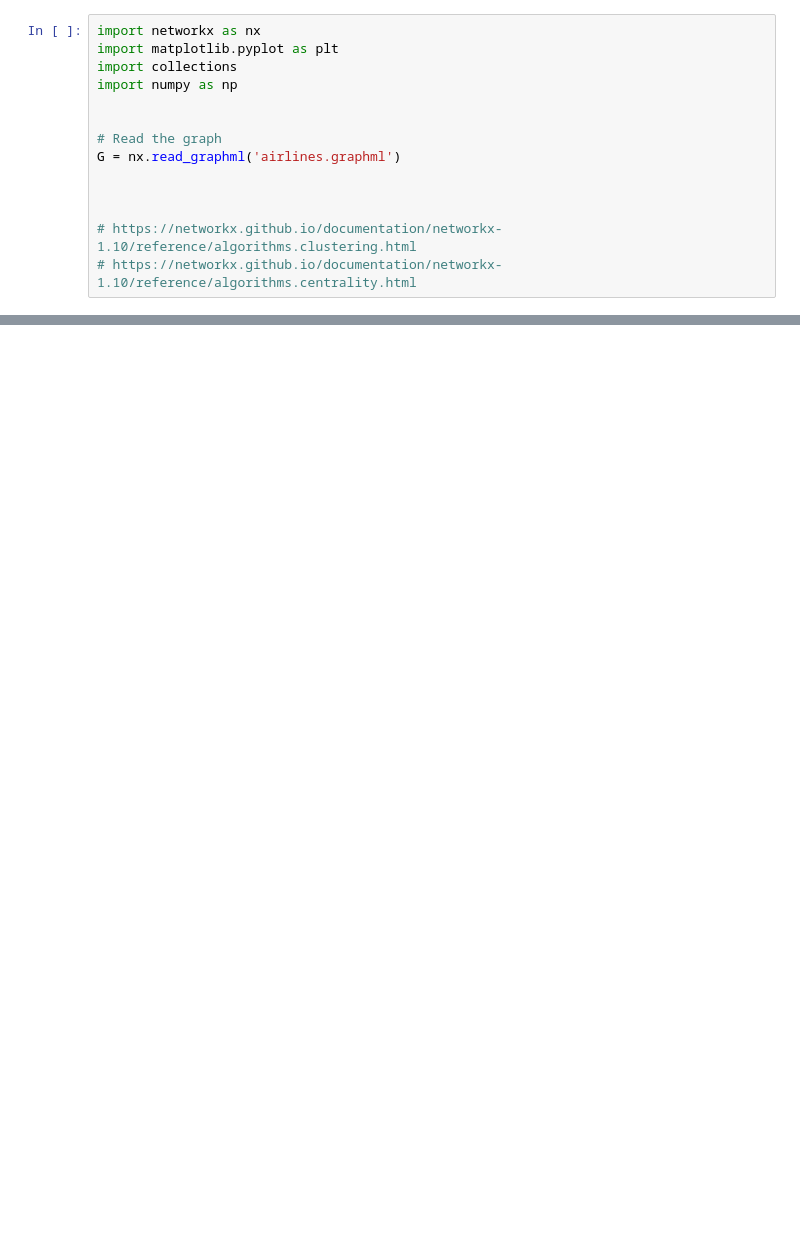
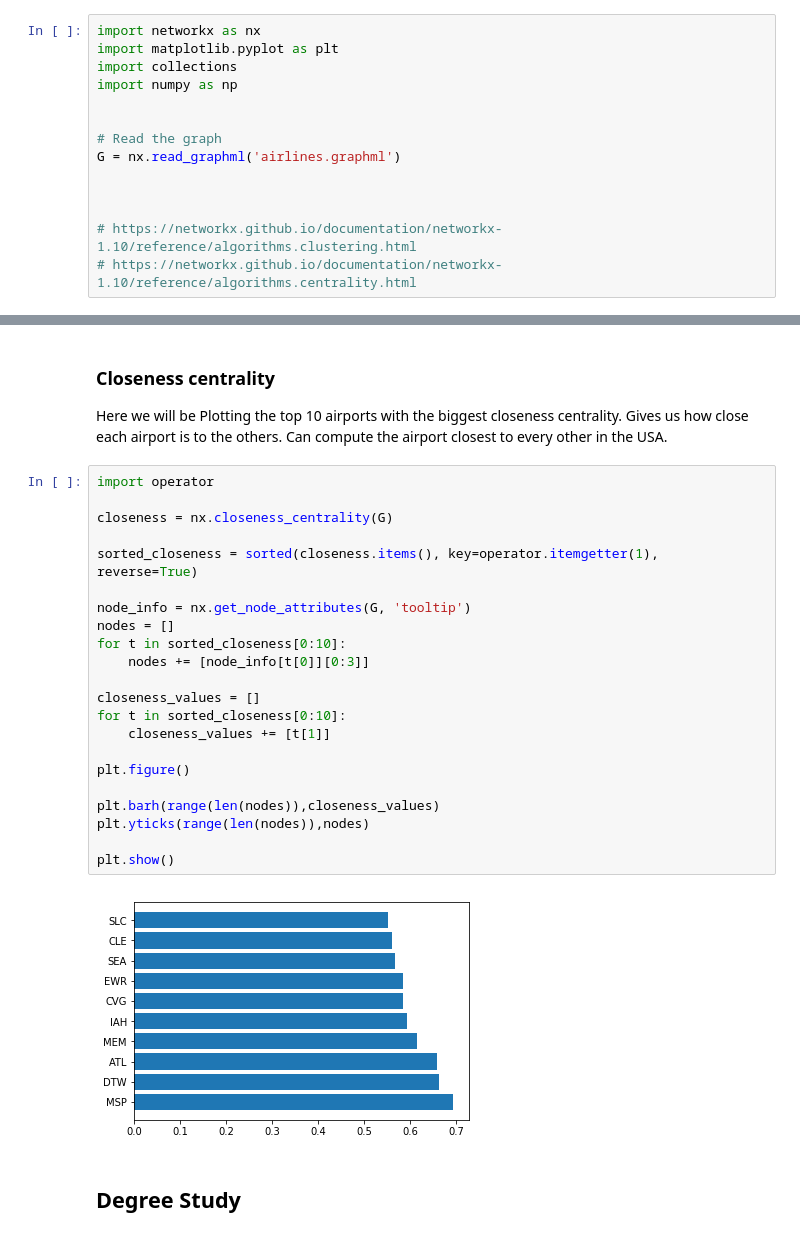
Before and after one commit to DCalhas/RC_Project, a Jupyter notebook: airports_RC.ipynb, the cells around one changed output, grey strips where cells are left out. Saved outputs shown, nothing was run; the diff lists cells and outputs as text; blank space fills up the shorter version.

```diff
--- a/airports_RC.ipynb
+++ b/airports_RC.ipynb
@@ -41,0 +67,30 @@ Closeness Centrality:  {'0': 0.001293481292815217, '1': 0.00016035003453062613,
+# %% [markdown]
+### Closeness centrality
+Here we will be Plotting the top 10 airports with the biggest closeness centrality.
+Gives us how close each airport is to the others. Can compute the airport closest to every other in the USA.
+# %%
+import operator
+
+closeness = nx.closeness_centrality(G)
+
+sorted_closeness = sorted(closeness.items(), key=operator.itemgetter(1), reverse=True)
+
+node_info = nx.get_node_attributes(G, 'tooltip')
+nodes = []
+for t in sorted_closeness[0:10]:
+    nodes += [node_info[t[0]][0:3]]
+
+closeness_values = []
+for t in sorted_closeness[0:10]:
+    closeness_values += [t[1]]
+
+plt.figure()
+
+plt.barh(range(len(nodes)),closeness_values)
+plt.yticks(range(len(nodes)),nodes)
+
+plt.show()
+# %% [output]
+[figure, added]
+# %% [markdown]
+## Degree Study
```
Also changed, not shown: parts of 27 cells of this notebook, 2 other files.
